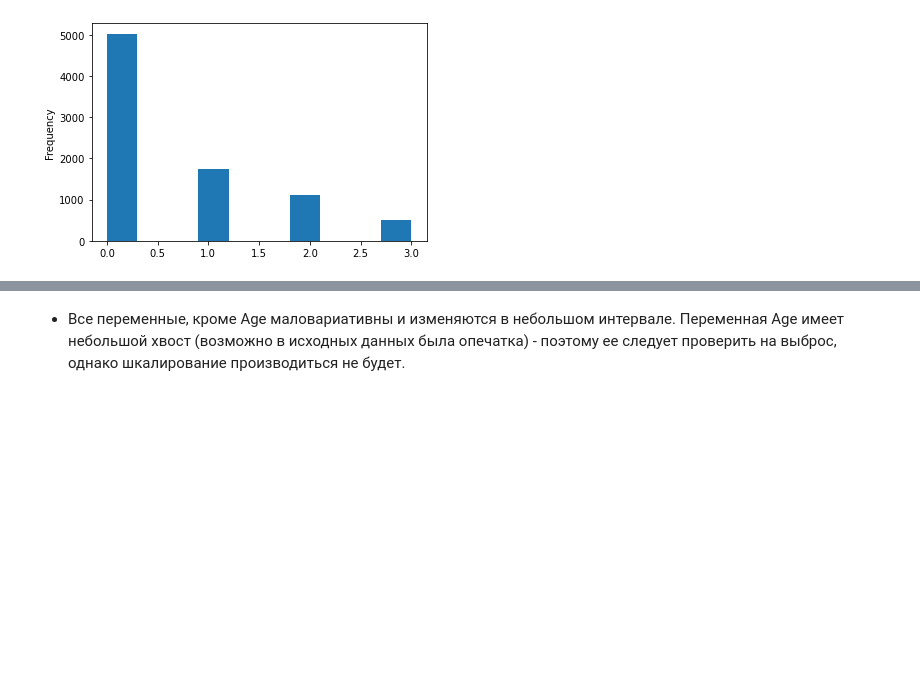
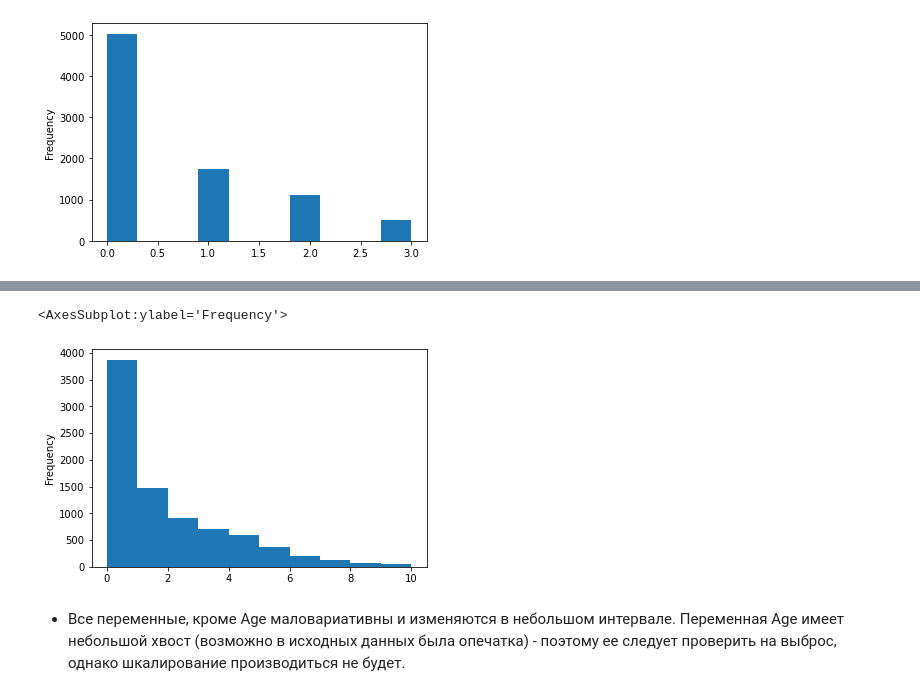
Before and after one commit to Danil181099/Python, a Jupyter notebook: dataPrepr.ipynb, the cells around one changed output, grey strips where cells are left out. Drawn from its saved outputs; the diff is of its cells as text; code cells hidden in the pictures; blank space fills up the shorter version.

```diff
--- a/dataPrepr.ipynb
+++ b/dataPrepr.ipynb
@@ -130,3 +172,9 @@ df['num_times_borrowed_last_year'].plot(kind = 'hist')
+# %%
+# Feature distribution
+df['num_financial_activities_last_year'].plot(kind = 'hist')
+# %% [output]
+<AxesSubplot:ylabel='Frequency'>
+[figure, added]
 # %% [markdown]
 * Все переменные, кроме Age маловариативны и изменяются в небольшом интервале. Переменная Age имеет небольшой хвост (возможно в исходных данных была опечатка) - поэтому ее следует проверить на выброс, однако шкалирование производиться не будет.
 # %%
```
Also changed, not shown: parts of 31 cells of this notebook, 4 other files.
